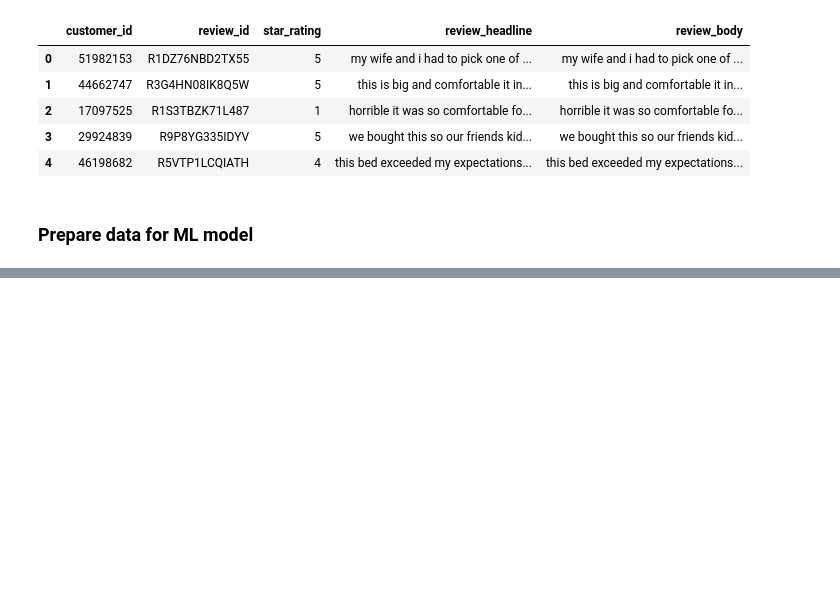
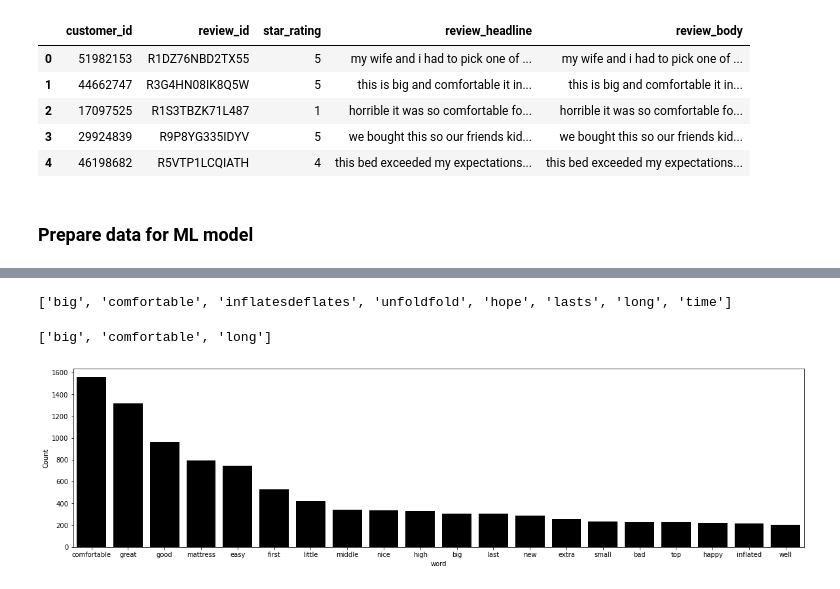
Before and after one commit to jbenasuli/consumer_behavior, a Jupyter notebook: ML_Topic_Analysis.ipynb, the cells around one changed output, grey strips where cells are left out. Saved outputs shown, nothing was run; the diff lists cells and outputs as text; code cells hidden in the pictures; blank space fills up the shorter version.

```diff
--- a/ML_Topic_Analysis.ipynb
+++ b/ML_Topic_Analysis.ipynb
@@ -74,0 +97,15 @@ def freq_words(x, terms = 30):
+# %%
+# 6 Remove stop words
+from nltk.corpus import stopwords
+stop_words = stopwords.words('english')
+
+# Remove stopwords
+def remove_stopwords(rev):
+    rev_new = " ".join([i for i in rev if i not in stop_words])
+    return rev_new
+
+# Remove short words (length < 3)
+df['review_body'] = df['review_body'].apply(lambda x: ' '.join([w for w in x.split() if len(w)>2]))
+
+# Exclude stopwords from the text
+reviews = [remove_stopwords(r.split()) for r in df['review_body']]
@@ -74,0 +135,31 @@ def freq_words(x, terms = 30):
+# %%
+# 7 Use nlp to remove words that are not aggregating to analysis, using only adjectives
+nlp = spacy.load('en_core_web_sm', disable=['parser', 'ner'])
+
+# def lemmatization(texts, tags=['NOUN', 'ADJ']): # filter noun and adjective
+def lemmatization(texts, tags=['ADJ']): # filter noun and adjective
+       output = []
+       for sent in texts:
+             doc = nlp(" ".join(sent))
+             output.append([token.lemma_ for token in doc if token.pos_ in tags])
+       return output
+# %%
+tokenized_reviews = pd.Series(reviews).apply(lambda x: x.split())
+print(tokenized_reviews[1])
+# %% [output]
+['big', 'comfortable', 'inflatesdeflates', 'unfoldfold', 'hope', 'lasts', 'long', 'time']
+# %%
+reviews_2 = lemmatization(tokenized_reviews)
+print(reviews_2[1]) # print lemmatized review
+# %% [output]
+['big', 'comfortable', 'long']
+# %%
+reviews_3 = []
+for i in range(len(reviews_2)):
+    reviews_3.append(' '.join(reviews_2[i]))
+
+df['reviews'] = reviews_3
+
+freq_words(df['reviews'], 20)
+# %% [output]
+[figure, added]
```
Also changed, not shown: parts of 5 cells of this notebook.
